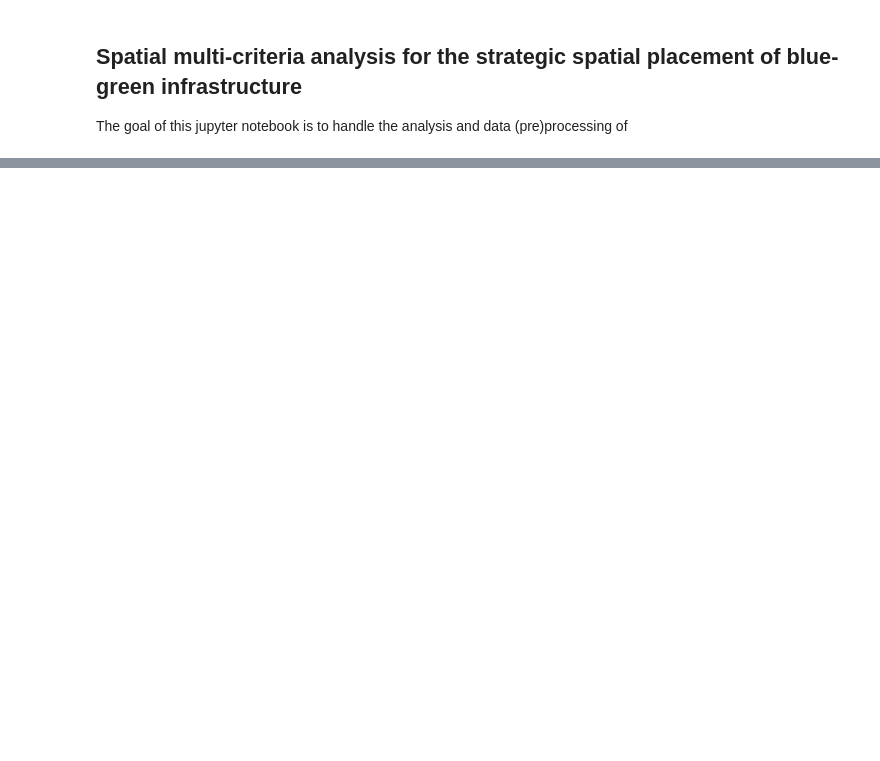
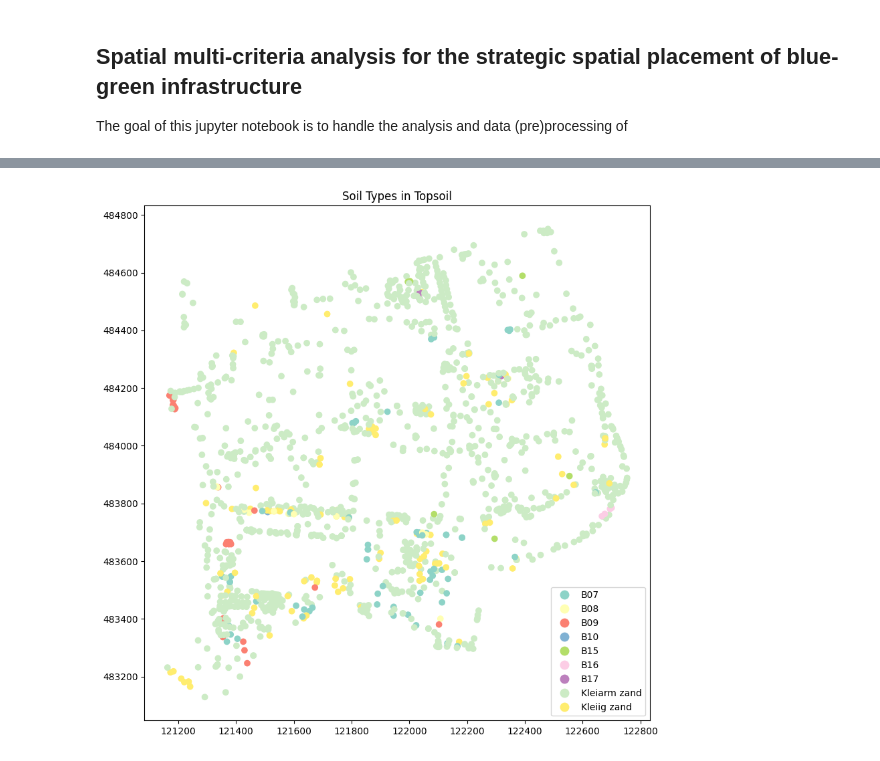
Before and after one commit to JulianWDev/strategicbgi, a Jupyter notebook: analysis.ipynb, the cells around one changed output, grey strips where cells are left out. Drawn from its saved outputs; the diff is of its cells as text; code cells hidden in the pictures; blank space fills up the shorter version.

Commit message:
initial categorisation, no solution for sand types yet

```diff
--- a/analysis.ipynb
+++ b/analysis.ipynb
@@ -51,0 +83,12 @@ from pykrige.ok import UniversalKriging
+# %%
+topsoil_samples['type'] = topsoil_samples.apply(
+    lambda row: determine_topsoil_type(row['lutumgehalte'], row['organisch_stofgehalte']),
+    axis=1
+)
+
+subsoil_samples['type'] = subsoil_samples.apply(
+    lambda row: determine_subsoil_type(row['lutumgehalte'], row['organisch_stofgehalte']),
+    axis=1
+)
+
+topsoil_samples.head()
@@ -51,0 +112,8 @@ from pykrige.ok import UniversalKriging
+# %%
+# Plot the soil types in the topsoil
+fig, ax = plt.subplots(figsize=(10, 10))
+topsoil_samples.plot(column='type', ax=ax, legend=True, cmap='Set3')
+ax.set_title('Soil Types in Topsoil')
+plt.show()
+# %% [output]
+[figure, added]
```
Also changed, not shown: parts of 10 cells of this notebook.
